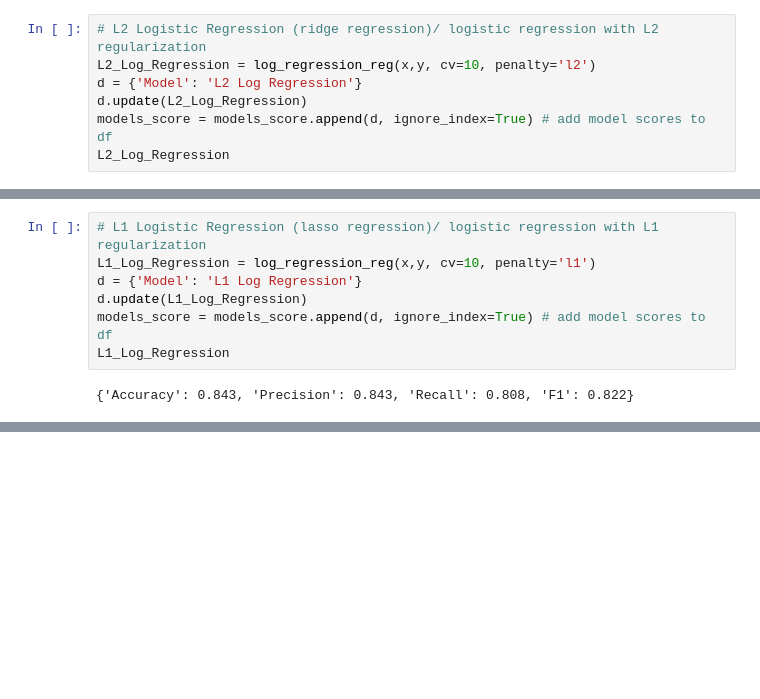
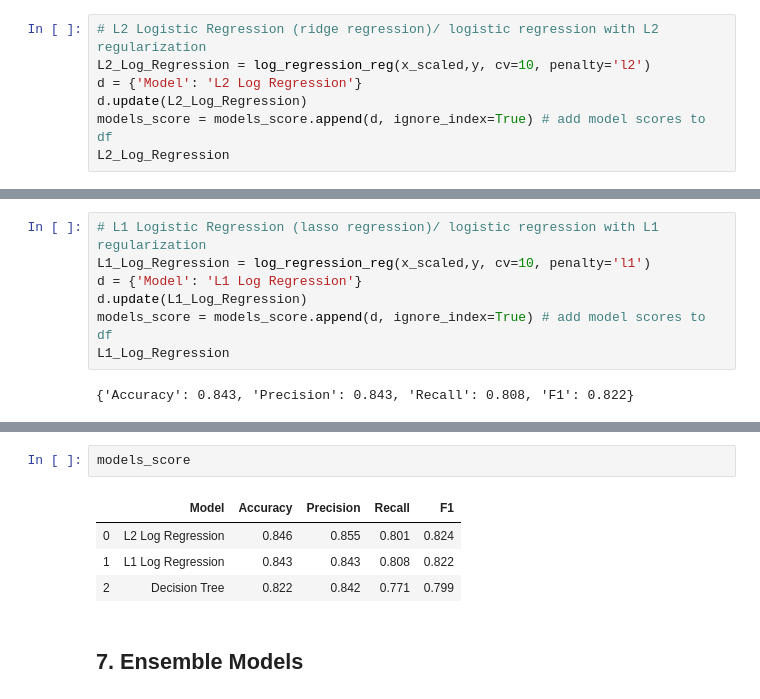
Before and after one commit to teyang-lau/Heart_Disease_Prediction, a Jupyter notebook: predictors-of-heart-disease-an-exploration.ipynb, the cells around one changed output, grey strips where cells are left out. Drawn from its saved outputs; the diff is of its cells as text; blank space fills up the shorter version.

```diff
--- a/predictors-of-heart-disease-an-exploration.ipynb
+++ b/predictors-of-heart-disease-an-exploration.ipynb
@@ -535,7 +476,7 @@ def log_regression_reg(x, y, cv=10, penalty='l2'):
         'Recall': scores['test_recall'].mean().round(3), 'F1': scores['test_f1'].mean().round(3)}
 # %%
 # L2 Logistic Regression (ridge regression)/ logistic regression with L2 regularization
-L2_Log_Regression = log_regression_reg(x,y, cv=10, penalty='l2')
+L2_Log_Regression = log_regression_reg(x_scaled,y, cv=10, penalty='l2')
 d = {'Model': 'L2 Log Regression'}
 d.update(L2_Log_Regression)
 models_score = models_score.append(d, ignore_index=True) # add model scores to df
@@ -544,7 +485,7 @@ L2_Log_Regression
 {'Accuracy': 0.846, 'Precision': 0.855, 'Recall': 0.801, 'F1': 0.824}
 # %%
 # L1 Logistic Regression (lasso regression)/ logistic regression with L1 regularization
-L1_Log_Regression = log_regression_reg(x,y, cv=10, penalty='l1')
+L1_Log_Regression = log_regression_reg(x_scaled,y, cv=10, penalty='l1')
 d = {'Model': 'L1 Log Regression'}
 d.update(L1_Log_Regression)
 models_score = models_score.append(d, ignore_index=True) # add model scores to df
@@ -553,0 +543,10 @@ L1_Log_Regression
+# %%
+models_score
+# %% [output]
+|  | Model | Accuracy | Precision | Recall | F1 |
+| 0 | L2 Log Regression | 0.846 | 0.855 | 0.801 | 0.824 |
+| 1 | L1 Log Regression | 0.843 | 0.843 | 0.808 | 0.822 |
+| 2 | Decision Tree | 0.822 | 0.842 | 0.771 | 0.799 |
+# %% [markdown]
+<a id='Ensemble'></a>
+## **7. Ensemble Models** ##
```
Also changed, not shown: parts of 10 cells of this notebook.
